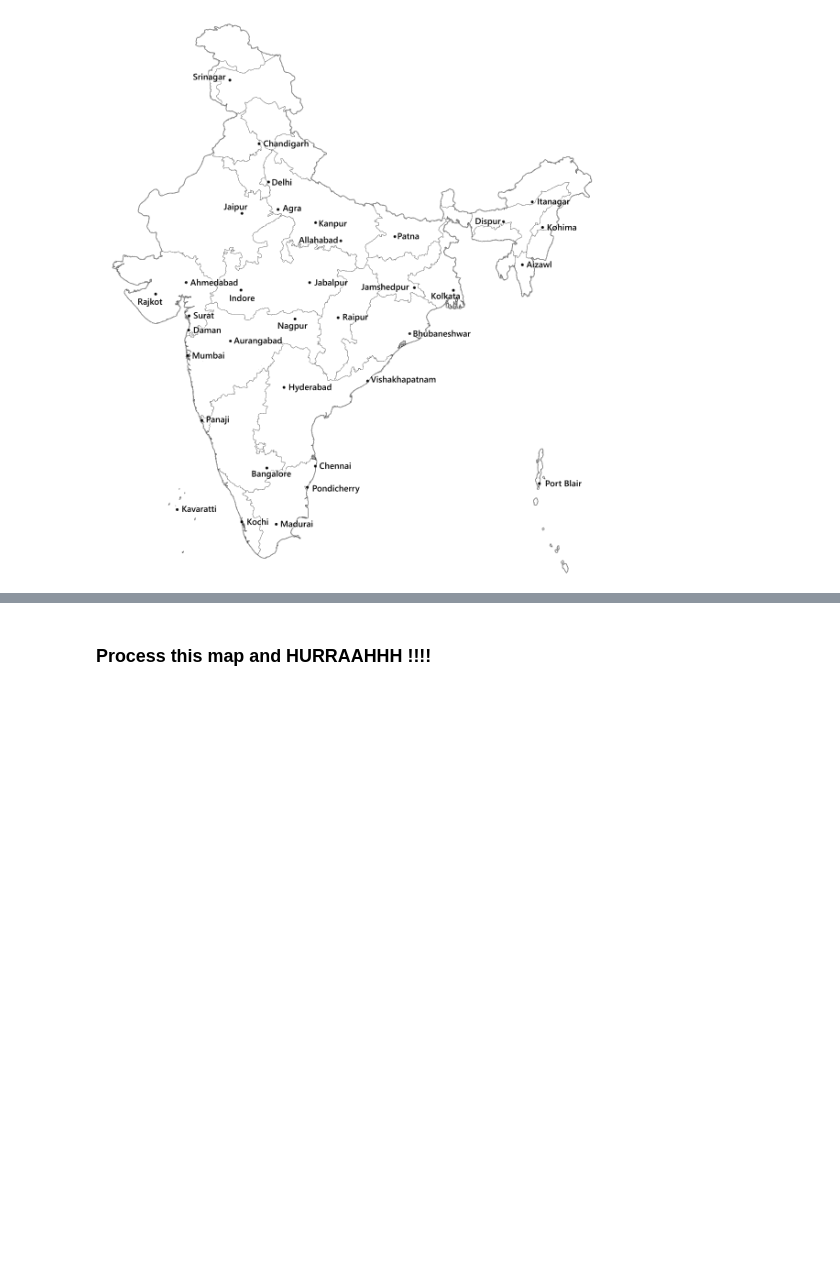
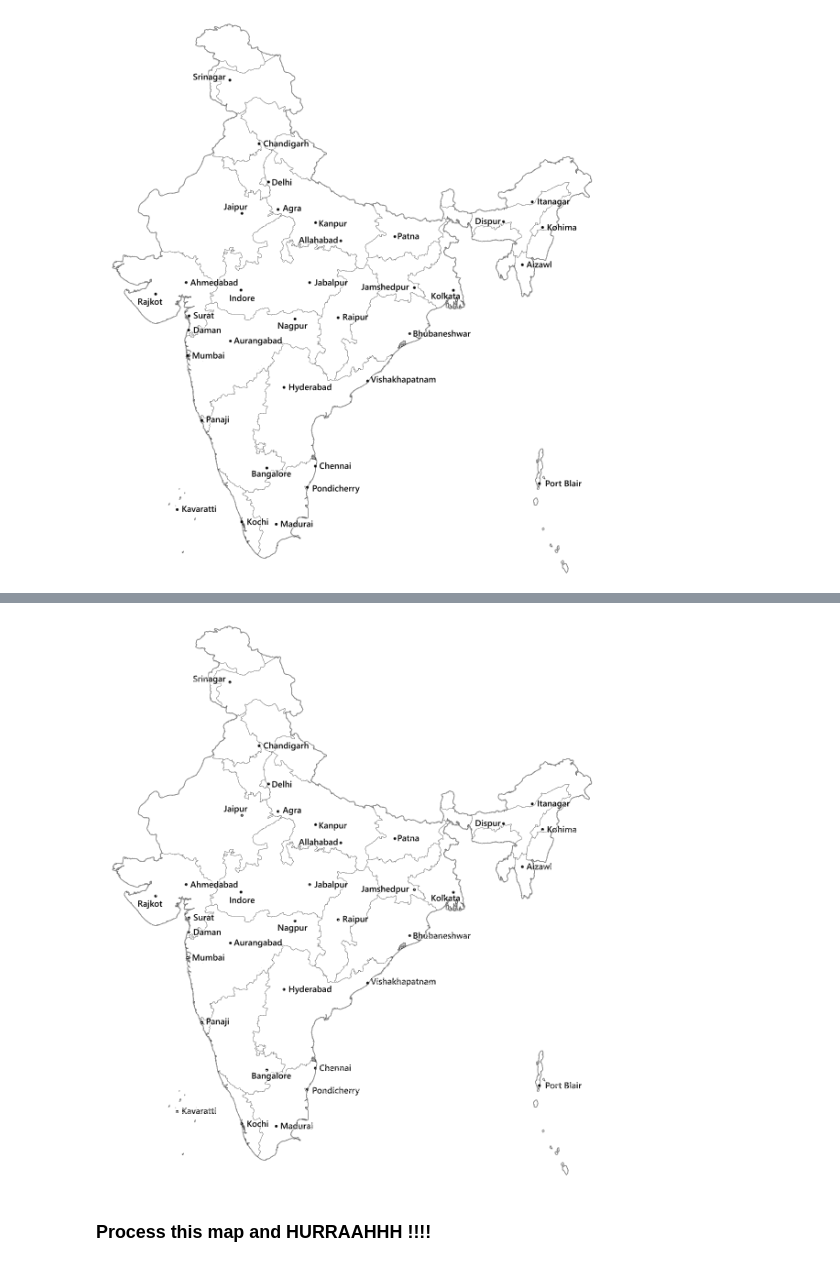
Before and after one commit to Ashirbad-Sarangi/evolutionary_algo_gpu, a Jupyter notebook: codes/process_maps.ipynb, the cells around one changed output, grey strips where cells are left out. Drawn from its saved outputs; the diff is of its cells as text; code cells hidden in the pictures; blank space fills up the shorter version.

```diff
--- a/codes/process_maps.ipynb
+++ b/codes/process_maps.ipynb
@@ -12,7 +13,7 @@ bottom = 5510
 left = 12
 right = 4930
 # %%
-def window(x,y,req_image,window_size = 5, colour = 0):
+def window(x,y,req_image,window_size = 5, colour = 0, identification = False):
     """Window function """
 
     size = window_size//2
@@ -30,7 +31,15 @@ def window(x,y,req_image,window_size = 5, colour = 0):
     x_range = maths.arange(x_left,x_right,1)
     y_range = maths.arange(y_top,y_bottom,1)
 
-    for row in x_range :
-        for col in y_range:
-            req_image.putpixel((row,col),colour)
-    return req_image
+    if not identification :
+        for row in x_range :
+            for col in y_range:
+                req_image.putpixel((row,col),colour)
+
+        return req_image
+    else :
+        colours = []
+        for row in x_range:
+            for col in y_range:
+                colours.append(req_image.getpixel((row,col)))
+        if colours.sort() == colours.reverse() : return (x_range)
@@ -185,3 +261,10 @@ map_cities_gray = window(100,100,map_cities_gray,)
+# %%
+map_cities_copy = map_cities_gray.copy()
+for pixel in pixels:
+    map_cities_copy.putpixel(pixel,255)
+map_cities_copy
+# %% [output]
+[figure, added]
 # %% [markdown]
 ### Process this map and HURRAAHHH !!!!
 # %%
```
Also changed, not shown: parts of 27 cells of this notebook, 6 other files.
